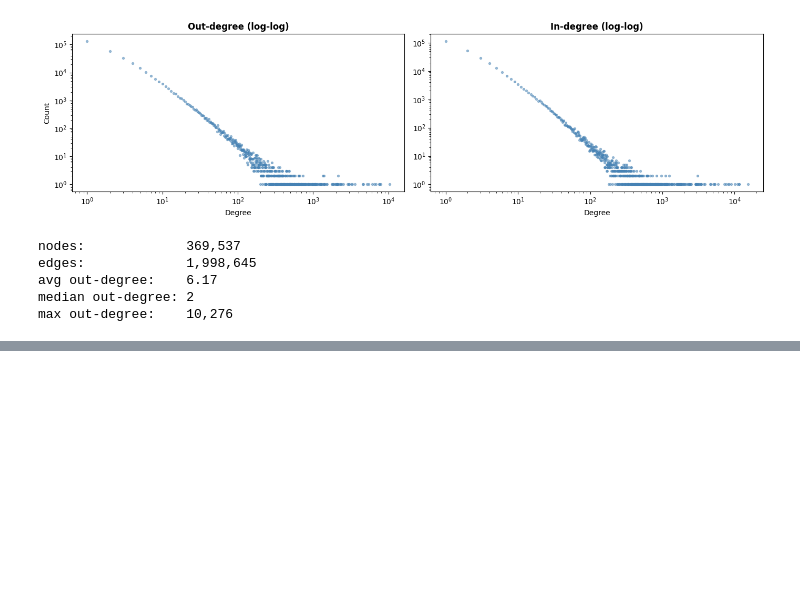
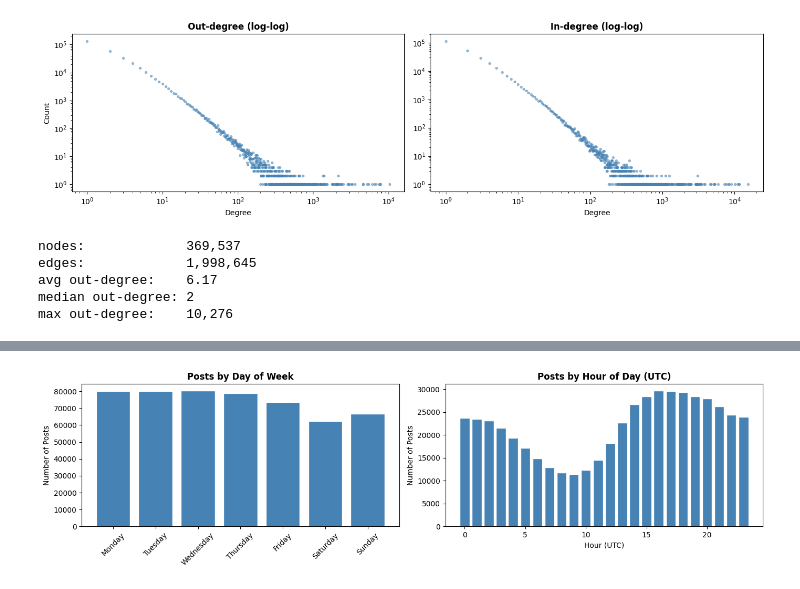
Before and after one commit to yangshuting0525/30200-final-proposal, a Jupyter notebook: code/EDA.ipynb, the cells around one changed output, grey strips where cells are left out. Cells and saved outputs as stored; diff of their text form; code cells hidden in the pictures; blank space fills up the shorter version.

```diff
--- a/code/EDA.ipynb
+++ b/code/EDA.ipynb
@@ -682,0 +1126,22 @@ The log-log degree distribution plots show an approximately linear trend for bot
+# %%
+# post volume by day of week and hour of day
+day_order = ['Monday', 'Tuesday', 'Wednesday', 'Thursday', 'Friday', 'Saturday', 'Sunday']
+daily  = posts_df['created_utc'].dt.day_name().value_counts().reindex(day_order)
+hourly = posts_df['created_utc'].dt.hour.value_counts().sort_index()
+
+fig, axes = plt.subplots(1, 2, figsize=(14, 4))
+
+axes[0].bar(daily.index, daily.values, color='steelblue', edgecolor='white')
+axes[0].set_title('Posts by Day of Week', fontweight='bold')
+axes[0].set_ylabel('Number of Posts')
+axes[0].tick_params(axis='x', rotation=45)
+
+axes[1].bar(hourly.index, hourly.values, color='steelblue', edgecolor='white')
+axes[1].set_title('Posts by Hour of Day (UTC)', fontweight='bold')
+axes[1].set_xlabel('Hour (UTC)')
+axes[1].set_ylabel('Number of Posts')
+
+plt.tight_layout()
+plt.show()
+# %% [output]
+[figure, added]
```
Also changed, not shown: parts of 136 cells of this notebook.
